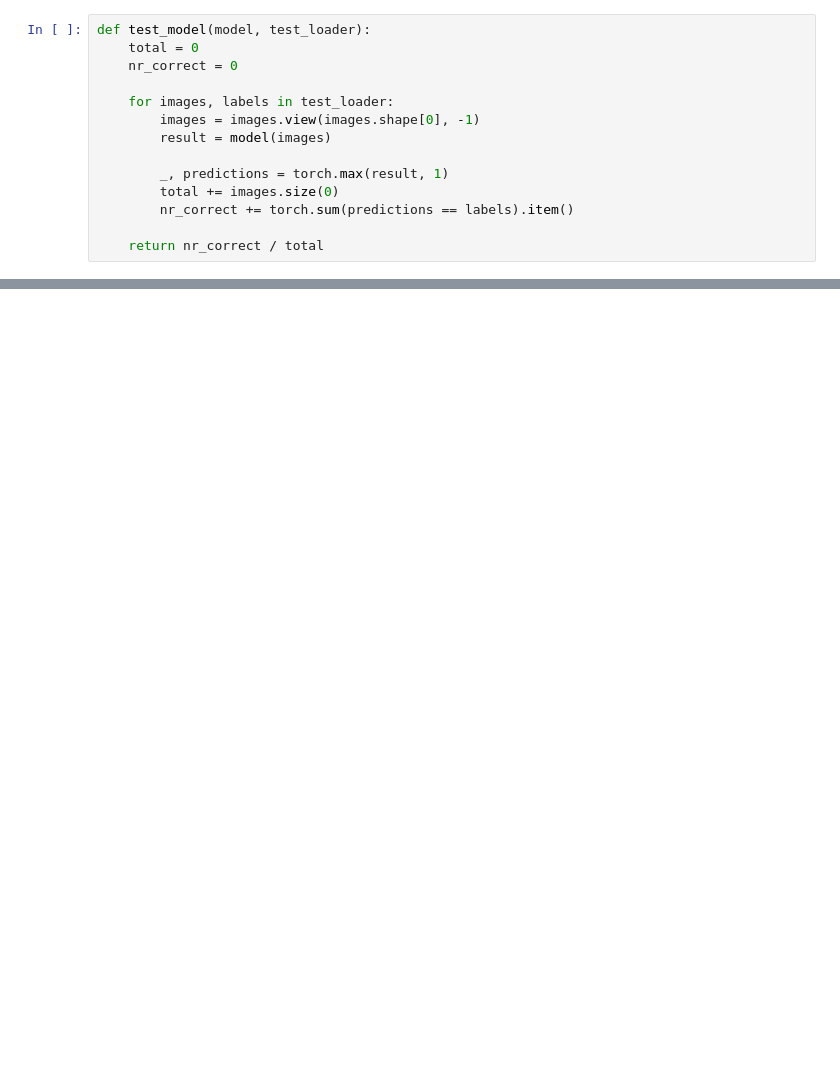
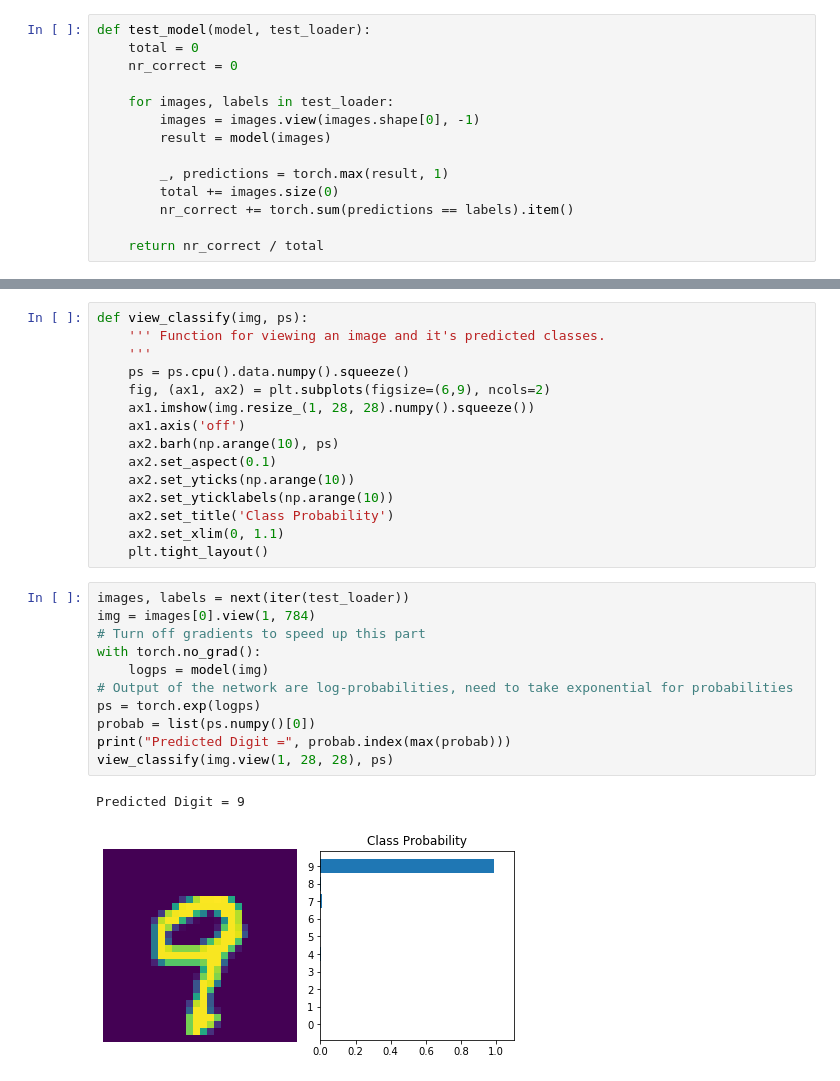
Before and after one commit to agroshar/DIT411-Introduction-to-AI, a Jupyter notebook: Project1-mikael.ipynb, the cells around one changed output, grey strips where cells are left out. Drawn from its saved outputs; the diff is of its cells as text; blank space fills up the shorter version.

Commit message:
Added plotting of individual handwritten numbers

```diff
--- a/Project1-mikael.ipynb
+++ b/Project1-mikael.ipynb
@@ -126,0 +141,29 @@ print(test_model(model, test_loader))
+# %%
+def view_classify(img, ps):
+    ''' Function for viewing an image and it's predicted classes.
+    '''
+    ps = ps.cpu().data.numpy().squeeze()
+    fig, (ax1, ax2) = plt.subplots(figsize=(6,9), ncols=2)
+    ax1.imshow(img.resize_(1, 28, 28).numpy().squeeze())
+    ax1.axis('off')
+    ax2.barh(np.arange(10), ps)
+    ax2.set_aspect(0.1)
+    ax2.set_yticks(np.arange(10))
+    ax2.set_yticklabels(np.arange(10))
+    ax2.set_title('Class Probability')
+    ax2.set_xlim(0, 1.1)
+    plt.tight_layout()
+# %%
+images, labels = next(iter(test_loader))
+img = images[0].view(1, 784)
+# Turn off gradients to speed up this part
+with torch.no_grad():
+    logps = model(img)
+# Output of the network are log-probabilities, need to take exponential for probabilities
+ps = torch.exp(logps)
+probab = list(ps.numpy()[0])
+print("Predicted Digit =", probab.index(max(probab)))
+view_classify(img.view(1, 28, 28), ps)
+# %% [output]
+Predicted Digit = 9
+[figure, added]
```
Also changed, not shown: parts of 4 cells of this notebook.
